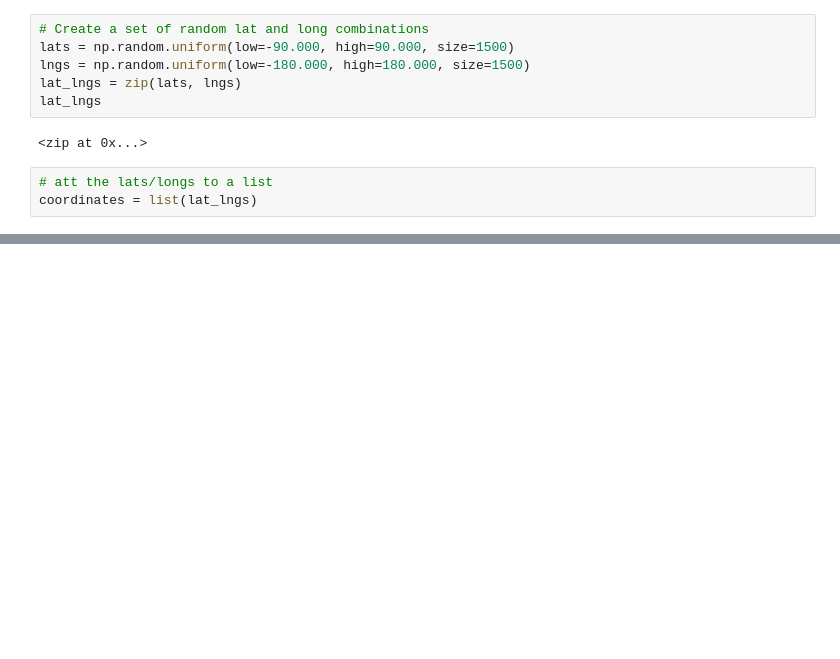
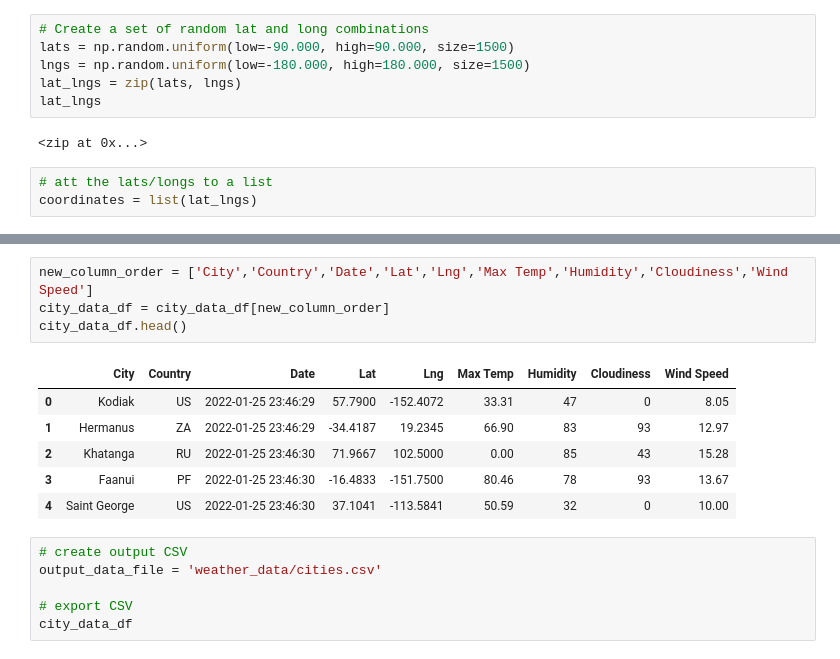
Before and after one commit to pelk85/World_Weather_Analysis, a Jupyter notebook: WeatherPy.ipynb, the cells around one changed output, grey strips where cells are left out. Drawn from its saved outputs; the diff is of its cells as text; blank space fills up the shorter version.

```diff
--- a/WeatherPy.ipynb
+++ b/WeatherPy.ipynb
@@ -31,0 +135,17 @@ len(cities)
+# %%
+new_column_order = ['City','Country','Date','Lat','Lng','Max Temp','Humidity','Cloudiness','Wind Speed']
+city_data_df = city_data_df[new_column_order]
+city_data_df.head()
+# %% [output]
+|  | City | Country | Date | Lat | Lng | Max Temp | Humidity | Cloudiness | Wind Speed |
+| 0 | Kodiak | US | 2022-01-25 23:46:29 | 57.7900 | -152.4072 | 33.31 | 47 | 0 | 8.05 |
+| 1 | Hermanus | ZA | 2022-01-25 23:46:29 | -34.4187 | 19.2345 | 66.90 | 83 | 93 | 12.97 |
+| 2 | Khatanga | RU | 2022-01-25 23:46:30 | 71.9667 | 102.5000 | 0.00 | 85 | 43 | 15.28 |
+| 3 | Faanui | PF | 2022-01-25 23:46:30 | -16.4833 | -151.7500 | 80.46 | 78 | 93 | 13.67 |
+| 4 | Saint George | US | 2022-01-25 23:46:30 | 37.1041 | -113.5841 | 50.59 | 32 | 0 | 10.00 |
+# %%
+# create output CSV
+output_data_file = 'weather_data/cities.csv'
+
+# export CSV
+city_data_df
```
Also changed, not shown: parts of 6 cells of this notebook, 2 other files.
